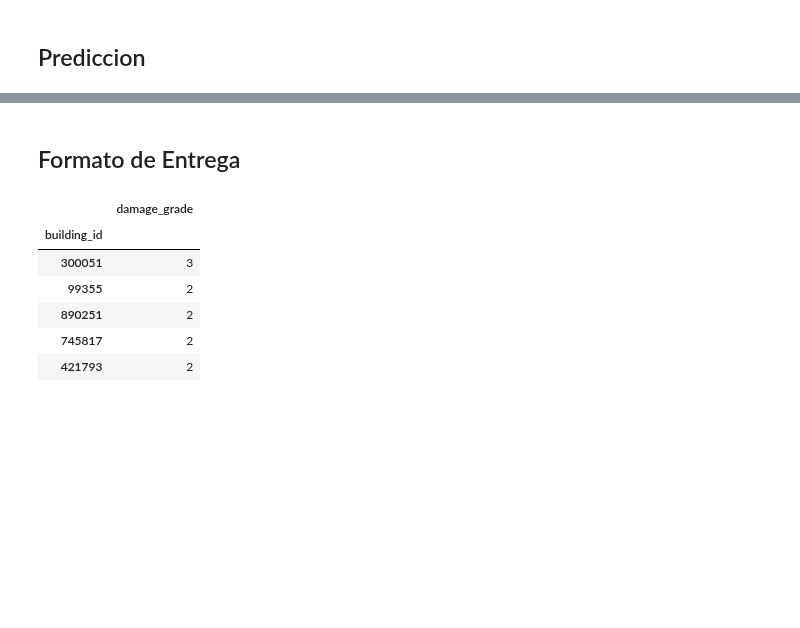
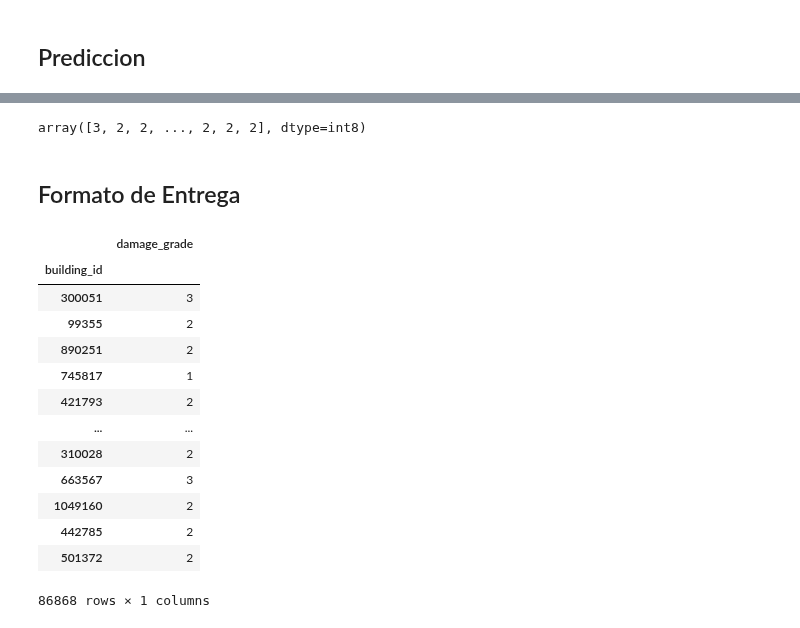
Before and after one commit to DanteReinaudo/EarthquakeDamagePrediction, a Jupyter notebook: tp2/Random Forest.ipynb, the cells around one changed output, grey strips where cells are left out. Saved outputs shown, nothing was run; the diff lists cells and outputs as text; code cells hidden in the pictures; blank space fills up the shorter version.

```diff
--- a/tp2/Random Forest.ipynb
+++ b/tp2/Random Forest.ipynb
@@ -95,11 +180,15 @@ Pipeline(steps=[('standardscaler', StandardScaler()),
                 ('randomforestclassifier',
                  RandomForestClassifier(random_state=2018))])
 # %%
-param_grid = {'randomforestclassifier__n_estimators': [50, 100],
-              'randomforestclassifier__min_samples_leaf': [1, 5]}
+param_grid = {'randomforestclassifier__n_estimators': [50, 200],
+              'randomforestclassifier__min_samples_leaf': [1, 5],
+              'randomforestclassifier__max_depth': [1, 5],
+              'randomforestclassifier__min_samples_split': [1, 5],
+              'randomforestclassifier__max_features': [1, 16],
+             }
 gs = GridSearchCV(pipe, param_grid, cv=5)
 # %%
-gs.fit(train_values_subset, train_labels.values.ravel())
+gs.fit(data_train, data_labels.values.ravel())
 # %% [output]
 GridSearchCV(cv=5,
              estimator=Pipeline(steps=[('standardscaler', StandardScaler()),
@@ -130,0 +260,23 @@ test_values_subset = pd.get_dummies(test_values_subset)
+# %%
+data_test = test_values[features_importantes]
+
+test_foundation_dummies = pd.get_dummies(test_values["foundation_type"])
+data_test["foundation_r"] = test_foundation_dummies["r"]
+data_test["foundation_w"] = test_foundation_dummies["w"]
+data_test["foundation_u"] = test_foundation_dummies["u"]
+data_test["foundation_i"] = test_foundation_dummies["i"]
+
+test_roof_dummies = pd.get_dummies(test_values["roof_type"])
+data_test["roof_x"] = test_roof_dummies["x"]
+
+
+test_pb_dummies = pd.get_dummies(test_values["ground_floor_type"])
+data_test["ground_floor_f"] = test_pb_dummies["f"]
+data_test["ground_floor_v"] = test_pb_dummies["v"]
+
+test_of_dummies = pd.get_dummies(test_values["other_floor_type"])
+data_test["other_floor_s"] = test_of_dummies["s"]
+data_test["other_floor_q"] = test_of_dummies["q"]
+data_test["other_floor_j"] = test_of_dummies["j"]
+
+data_test
@@ -131,5 +298,8 @@ test_values_subset = pd.get_dummies(test_values_subset)
 # %%
-predictions = gs.predict(test_values_subset)
+predictions = gs.predict(data_test)
+predictions
+# %% [output]
+array([3, 2, 2, ..., 2, 2, 2], dtype=int8)
 # %% [markdown]
 ## Formato de Entrega
 # %%
@@ -139,13 +309,20 @@ my_submission = pd.DataFrame(data=predictions,
                              columns=submission_format.columns,
                              index=submission_format.index)
 # %%
-my_submission.head()
+my_submission
 # %% [output]
 |  | damage_grade |
 | building_id |  |
 | 300051 | 3 |
 | 99355 | 2 |
 | 890251 | 2 |
-| 745817 | 2 |
+| 745817 | 1 |
 | 421793 | 2 |
+| ... | ... |
+| 310028 | 2 |
+| 663567 | 3 |
+| 1049160 | 2 |
+| 442785 | 2 |
+| 501372 | 2 |
+86868 rows × 1 columns
 # %%
```
Also changed, not shown: parts of 37 cells of this notebook, 2 other files.
